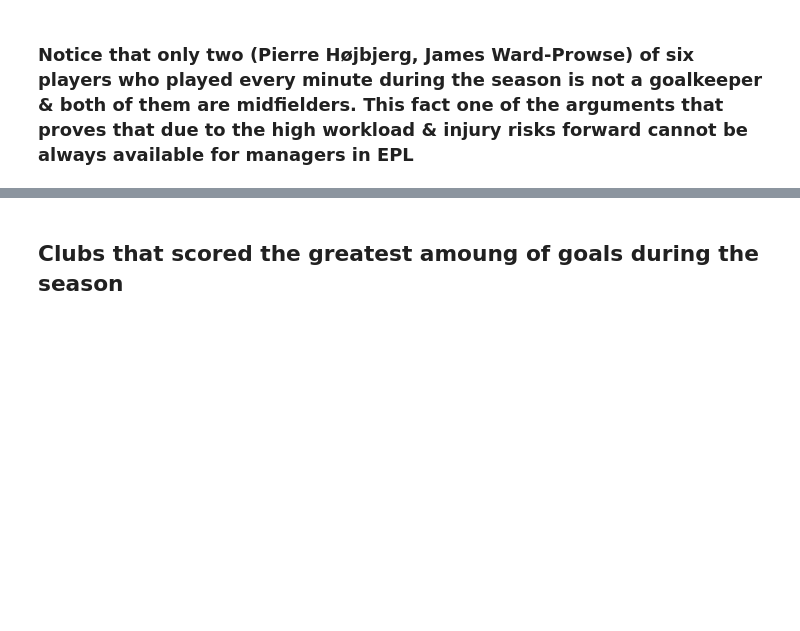
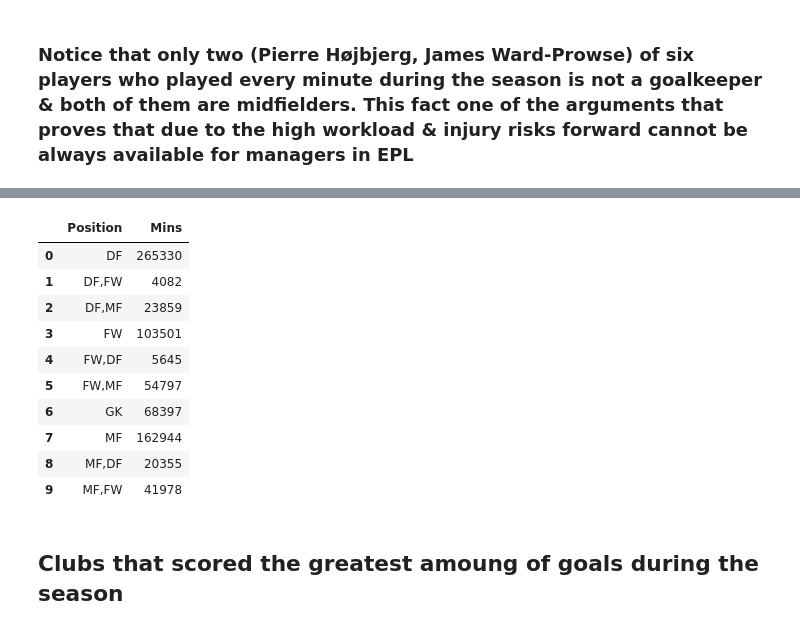
Before and after one commit to lon3ridze/epl_analytics, a Jupyter notebook: EPL Analytics.ipynb, the cells around one changed output, grey strips where cells are left out. Drawn from its saved outputs; the diff is of its cells as text; code cells hidden in the pictures; blank space fills up the shorter version.

```diff
--- a/EPL Analytics.ipynb
+++ b/EPL Analytics.ipynb
@@ -153,6 +150,5 @@ epl.loc[epl['Mins'] == epl['Mins'].max()]
 ### Notice that only two (Pierre Højbjerg, James Ward-Prowse) of six players who played every minute during the season is not a goalkeeper & both of them are midfielders. This fact one of the arguments that proves that due to the high workload & injury risks forward cannot be always available for managers in EPL
 # %%
 minutes_by_position = pd.DataFrame(epl.groupby('Position', as_index=False)['Mins'].sum())
-fig = go.Figure(data=[go.Pie(labels=minutes_by_position['Position'], values=minutes_by_position['Mins'])])
-fig.show()
+minutes_by_position
 # %% [output]
@@ -160,3 +155,14 @@ fig.show()
+|  | Position | Mins |
+| 0 | DF | 265330 |
+| 1 | DF,FW | 4082 |
+| 2 | DF,MF | 23859 |
+| 3 | FW | 103501 |
+| 4 | FW,DF | 5645 |
+| 5 | FW,MF | 54797 |
+| 6 | GK | 68397 |
+| 7 | MF | 162944 |
+| 8 | MF,DF | 20355 |
+| 9 | MF,FW | 41978 |
 # %% [markdown]
 ## Clubs that scored the greatest amoung of goals during the season
 # %%
```
Also changed, not shown: parts of 6 cells of this notebook.
